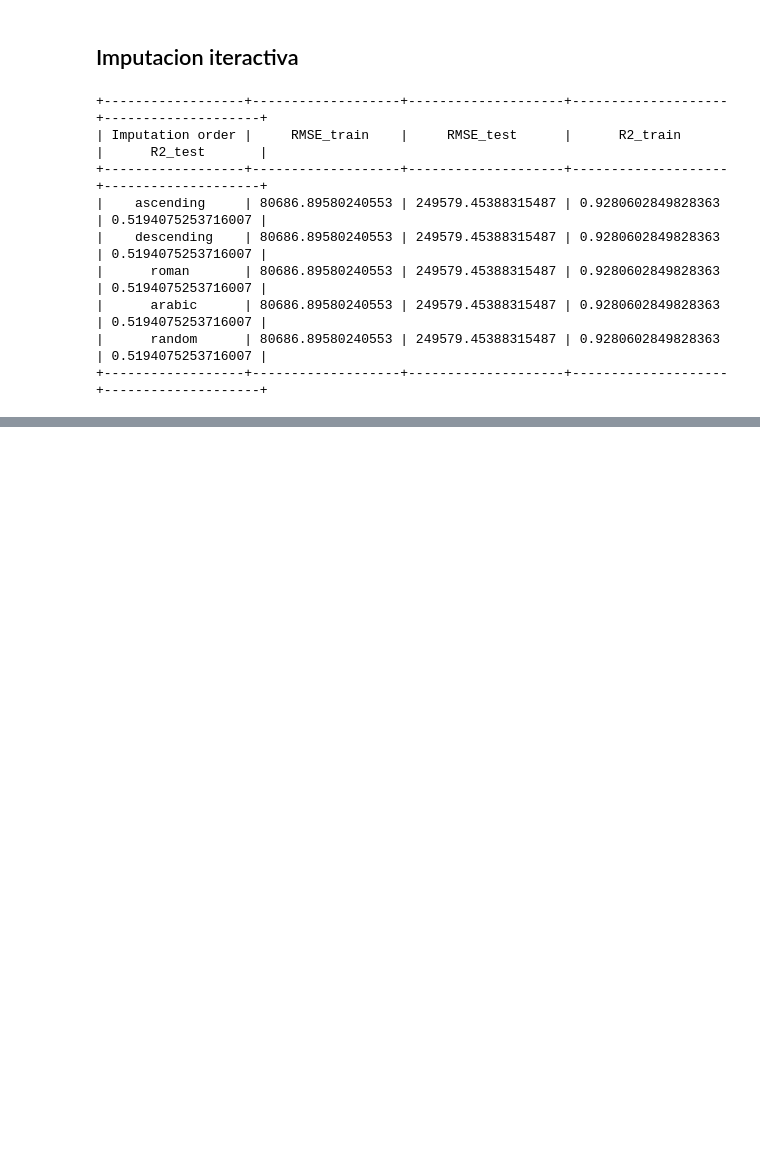
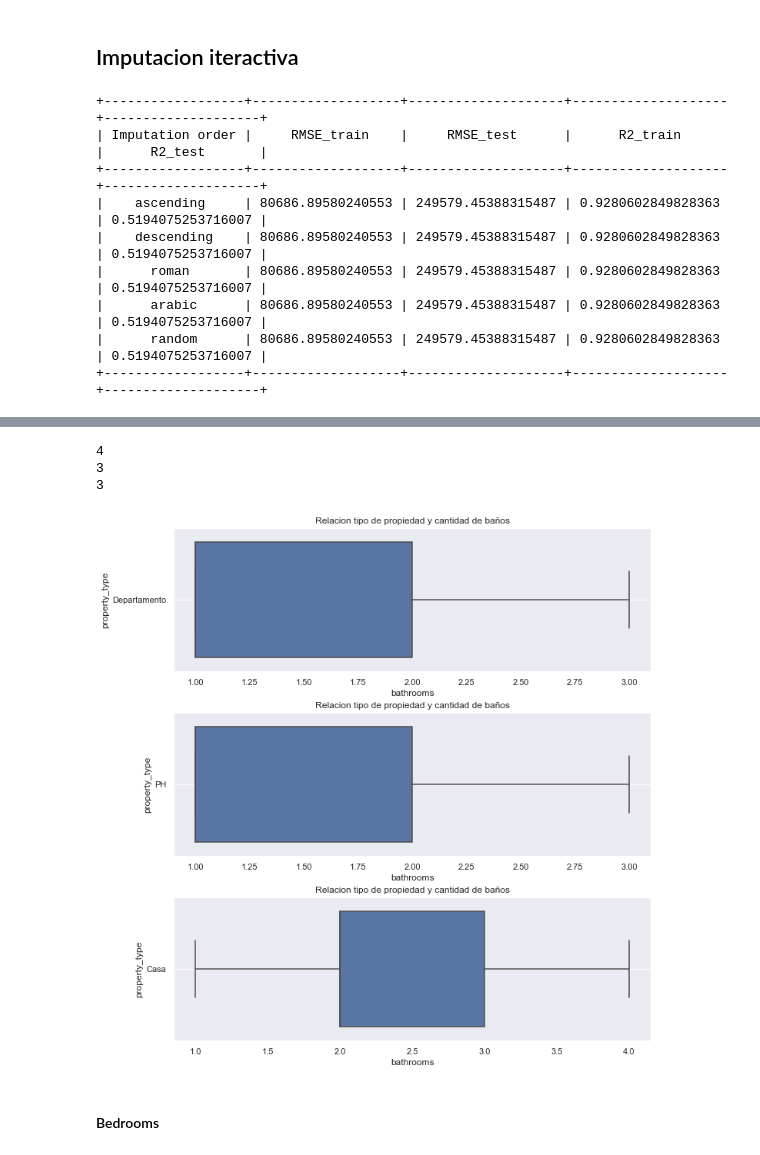
Before and after one commit to jimmyibanez/project_property2, a Jupyter notebook: Project_2.ipynb, the cells around one changed output, grey strips where cells are left out. Cells and saved outputs as stored; diff of their text form; code cells hidden in the pictures; blank space fills up the shorter version.

```diff
--- a/Project_2.ipynb
+++ b/Project_2.ipynb
@@ -515,0 +699,28 @@ dtype: int64
+# %%
+for i in bath_max_list:
+    b_floor_max=math.floor(i)
+    print(b_floor_max)
+# %% [output]
+4
+3
+3
+# %%
+dptos= dptos[(dptos.bathrooms <= 3.0) & (dptos.bathrooms >=1.0) ]
+phs=phs[(phs.bathrooms <= 3.0) & (phs.bathrooms >=1.0) ]
+casas=casas[(casas.bathrooms <= 4.0) & (casas.bathrooms >=1.0) ]
+# %%
+figure,(ax1,ax2,ax3) = plt.subplots(3,constrained_layout=True,figsize=(10,10))
+ax1.set_title("Relacion tipo de propiedad y cantidad de baños")
+ax2.set_title("Relacion tipo de propiedad y cantidad de baños")
+ax3.set_title("Relacion tipo de propiedad y cantidad de baños")
+sns.boxplot(data=dptos,x="bathrooms",y="property_type",ax=ax1)
+sns.boxplot(data=phs,x="bathrooms",y="property_type",ax=ax2)
+sns.boxplot(data=casas,x="bathrooms",y="property_type",ax=ax3)
+ax1.grid()
+ax2.grid()
+ax3.grid()
+plt.show()
+# %% [output]
+[figure, added]
+# %% [markdown]
+#### Bedrooms
```
Also changed, not shown: parts of 42 cells of this notebook.
